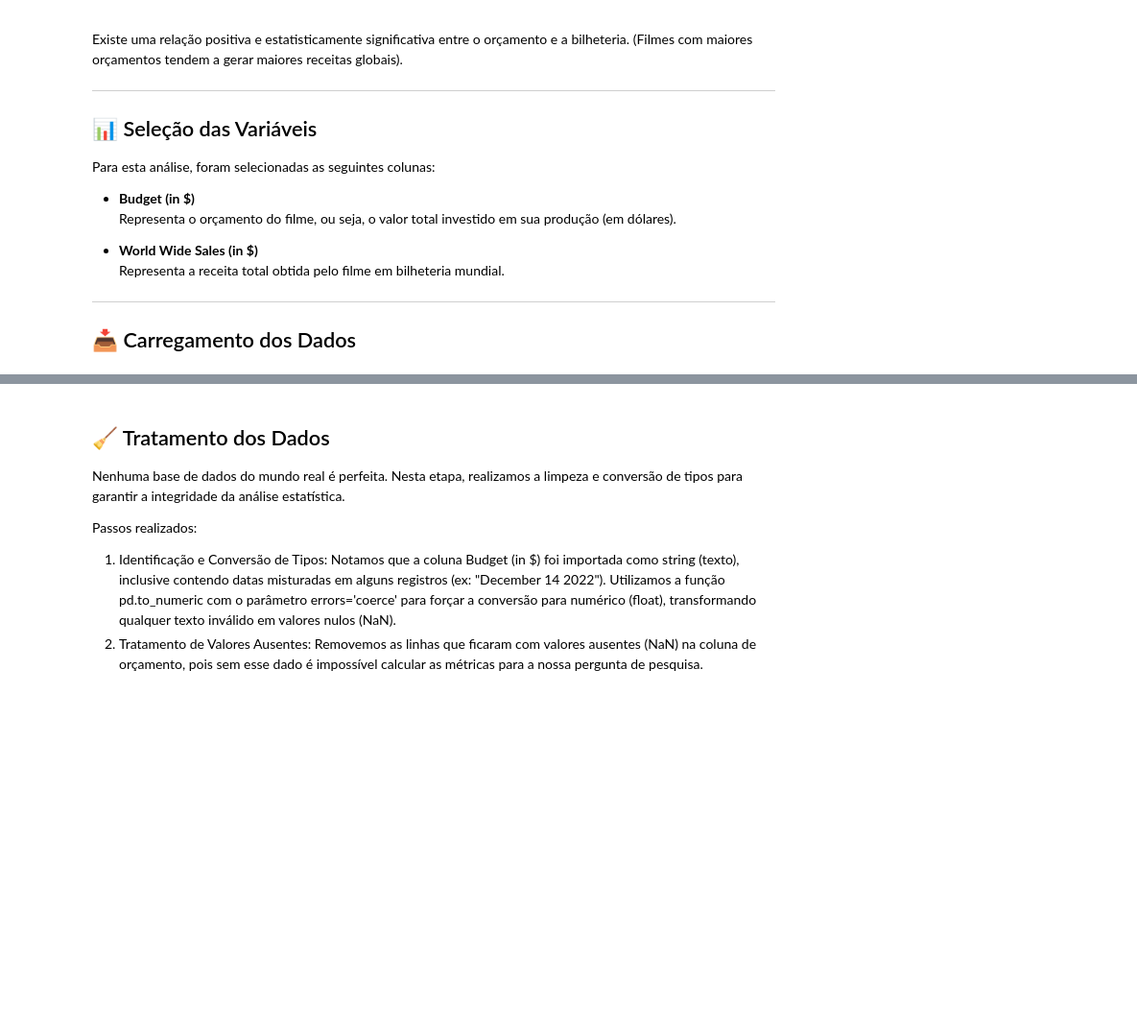
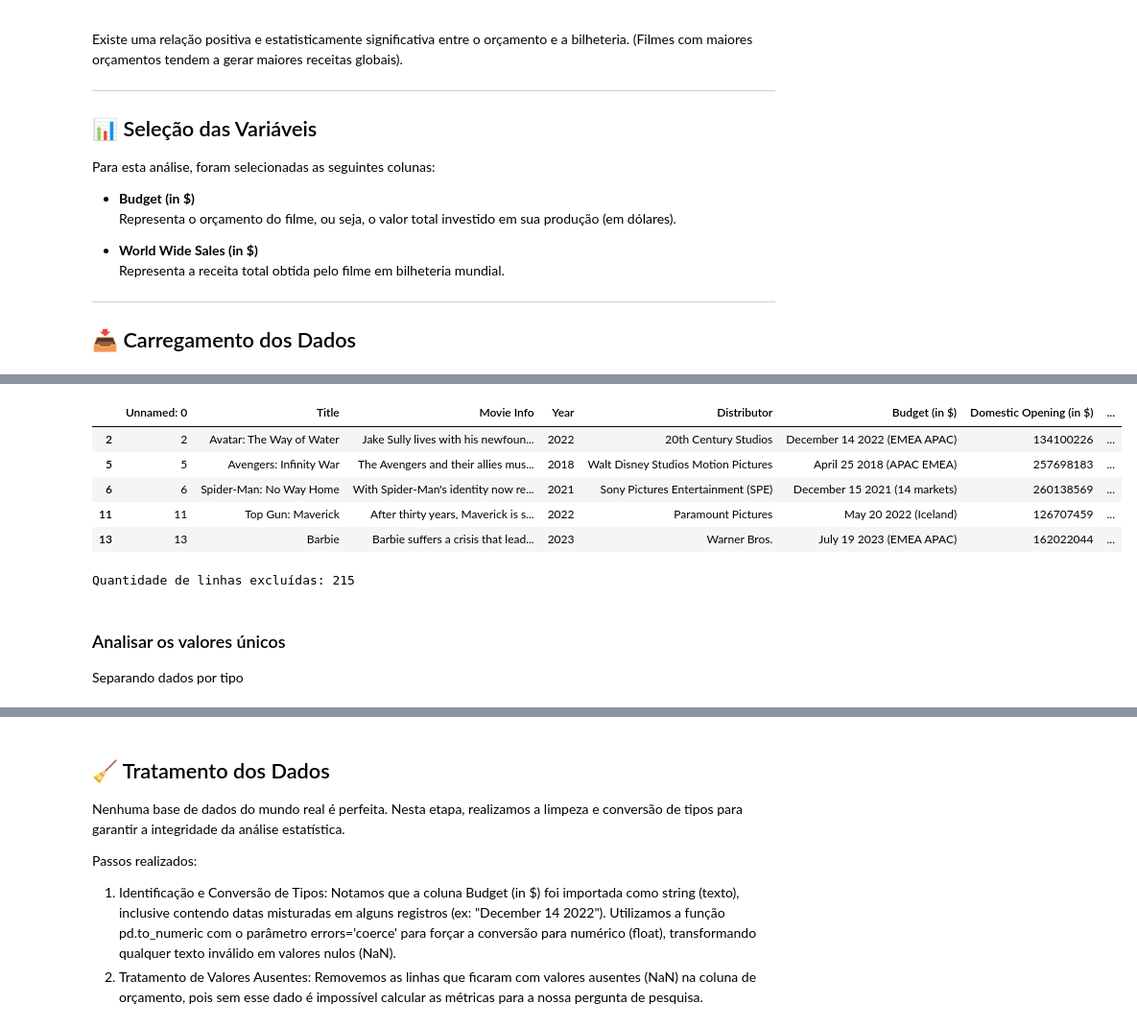
Before and after one commit to gabrielaniceto1/TrabalhoEstatistica, a Jupyter notebook: pergunta2.ipynb, the cells around one changed output, grey strips where cells are left out. Shown at 96% size. Drawn from its saved outputs; the diff is of its cells as text; code cells hidden in the pictures; blank space fills up the shorter version.

Commit message:
Adicionando investigação dos dados excluídos

```diff
--- a/pergunta2.ipynb
+++ b/pergunta2.ipynb
@@ -53,0 +59,19 @@ Using Colab cache for faster access to the 'top-1000-highest-grossing-movies' da
+# %%
+df_raw = kagglehub.dataset_load(KaggleDatasetAdapter.PANDAS, handle, file_path)
+
+df_invalid = df_raw[pd.to_numeric(df_raw['Budget (in $)'], errors='coerce').isna()]
+
+display(df_invalid.head())
+print("Quantidade de linhas excluídas:", len(df_invalid))
+# %% [output]
+|  | Unnamed: 0 | Title | Movie Info | Year | Distributor | Budget (in $) | Domestic Opening (in $) | ... |
+| 2 | 2 | Avatar: The Way of Water | Jake Sully lives with his newfoun... | 2022 | 20th Century Studios | December 14 2022 (EMEA APAC) | 134100226 | ... |
+| 5 | 5 | Avengers: Infinity War | The Avengers and their allies mus... | 2018 | Walt Disney Studios Motion Pictures | April 25 2018 (APAC EMEA) | 257698183 | ... |
+| 6 | 6 | Spider-Man: No Way Home | With Spider-Man's identity now re... | 2021 | Sony Pictures Entertainment (SPE) | December 15 2021 (14 markets) | 260138569 | ... |
+| 11 | 11 | Top Gun: Maverick | After thirty years, Maverick is s... | 2022 | Paramount Pictures | May 20 2022 (Iceland) | 126707459 | ... |
+| 13 | 13 | Barbie | Barbie suffers a crisis that lead... | 2023 | Warner Bros. | July 19 2023 (EMEA APAC) | 162022044 | ... |
+Quantidade de linhas excluídas: 215
+# %% [markdown]
+### Analisar os valores únicos
+
+Separando dados por tipo
```
Also changed, not shown: parts of 7 cells of this notebook.
